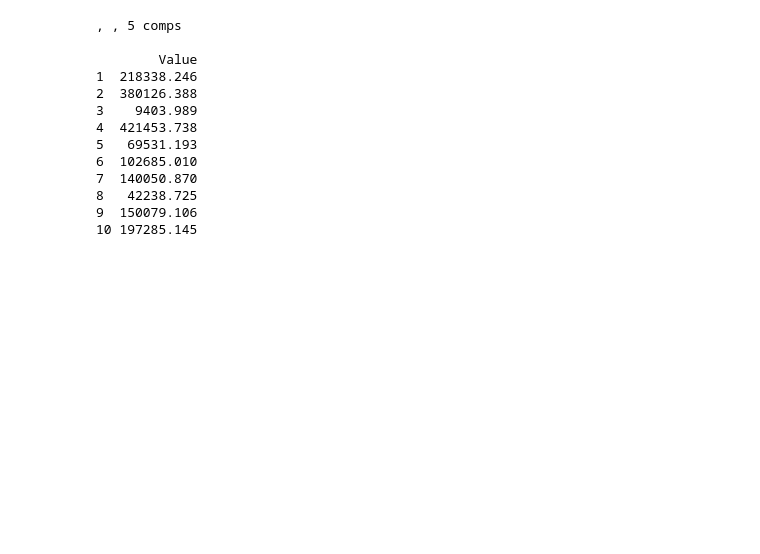
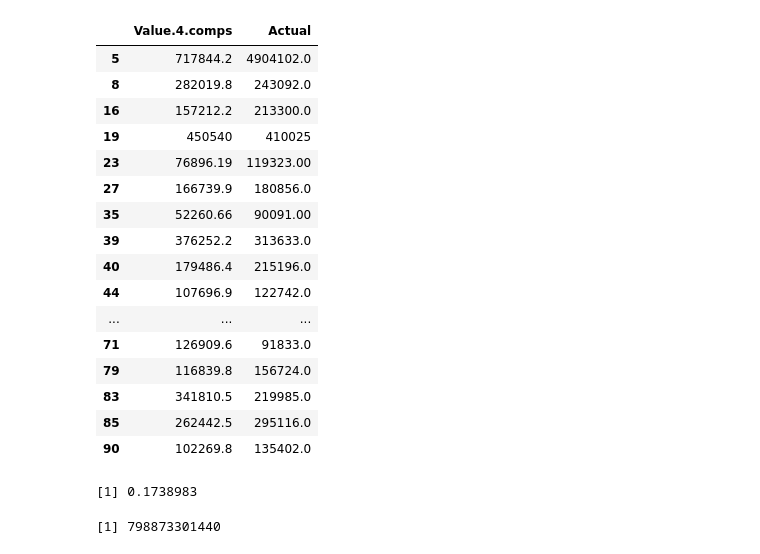
Before and after one commit to Mamie/STATS202F16Kaggle, a Jupyter notebook: notes/notes_siyi_20161107.ipynb, the cells around one changed output. Saved outputs shown, nothing was run; the diff lists cells and outputs as text; code cells hidden in the pictures; blank space fills up the shorter version.

```diff
--- a/notes/notes_siyi_20161107.ipynb
+++ b/notes/notes_siyi_20161107.ipynb
@@ -80,18 +61,22 @@ Value    2.099    44.69    63.32    96.49    97.22    97.25    97.34
 # %%
-pcr.pred=predict(pcr.fit, test, ncomp = 5)
+pcr.pred=predict(pcr.fit, x.test, ncomp = 4)
+compare <- data.frame("predicted" = pcr.pred, "Actual" = y.test)
+compare
+# %% [output]
+|  | Value.4.comps | Actual |
+| 5 | 717844.2 | 4904102.0 |
+| 8 | 282019.8 | 243092.0 |
+| 16 | 157212.2 | 213300.0 |
+| 19 | 450540 | 410025 |
+| 23 | 76896.19 | 119323.00 |
+| 27 | 166739.9 | 180856.0 |
+| 35 | 52260.66 | 90091.00 |
+| 39 | 376252.2 | 313633.0 |
+| 40 | 179486.4 | 215196.0 |
+| 44 | 107696.9 | 122742.0 |
+| ... | ... | ... |
+| 71 | 126909.6 | 91833.0 |
+| 79 | 116839.8 | 156724.0 |
+| 83 | 341810.5 | 219985.0 |
+| 85 | 262442.5 | 295116.0 |
+| 90 | 102269.8 | 135402.0 |
-# %%
-pcr.pred
-# %% [output]
-, , 5 comps
-
-        Value
-1  218338.246
-2  380126.388
-3    9403.989
-4  421453.738
-5   69531.193
-6  102685.010
-7  140050.870
-8   42238.725
-9  150079.106
-10 197285.145
@@ -97,0 +87,6 @@ pcr.pred
+# %%
+pcr.r2
+pcr.mse
+# %% [output]
+[1] 0.1738983
+[1] 798873301440
```
Also changed, not shown: parts of 10 cells of this notebook.
